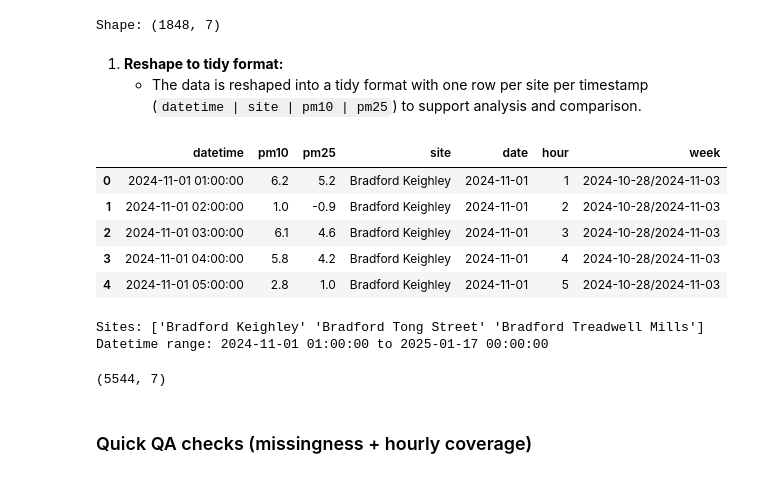
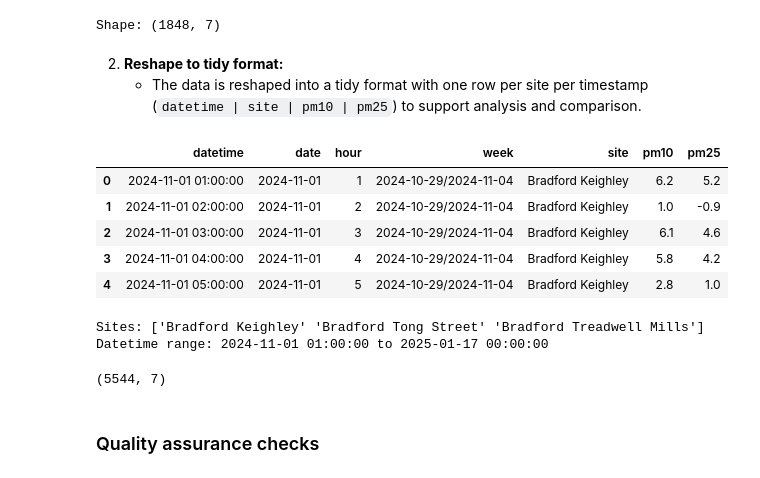
Before and after one commit to sayo2rule/bradford-air-quality-hdrc, a Jupyter notebook: notebooks/air_quality_analysis.ipynb, the cells around one changed output. Saved outputs shown, nothing was run; the diff lists cells and outputs as text; code cells hidden in the pictures.

Commit message:
added data preprocessing, quality assurance checks and analysis methods

```diff
--- a/notebooks/air_quality_analysis.ipynb
+++ b/notebooks/air_quality_analysis.ipynb
@@ -118,43 +122,47 @@ print("Shape:", raw.shape)
 | 4 | 2024-11-01 05:00:00 | 2.8 | 1.0 | 2.4 | -1.4 | NaN | NaN |
 Shape: (1848, 7)
 # %% [markdown]
-1. **Reshape to tidy format:**
+2. **Reshape to tidy format:**
     - The data is reshaped into a tidy format with one row per site per timestamp
 (`datetime | site | pm10 | pm25`) to support analysis and comparison.
 # %%
-# Reshape to long tidy format: datetime, site, pm10, pm25
+# Reshape to long tidy format: datetime | date | hour | week | site | pm10 | pm25
 site_map = {
     "Bradford Keighley": ("keighley_pm10", "keighley_pm25"),
     "Bradford Tong Street": ("tong_pm10", "tong_pm25"),
     "Bradford Treadwell Mills": ("treadwell_pm10", "treadwell_pm25"),
 }
 
 frames = []
 for site, (pm10_col, pm25_col) in site_map.items():
     tmp = raw[["datetime", pm10_col, pm25_col]].copy()
     tmp = tmp.rename(columns={pm10_col: "pm10", pm25_col: "pm25"})
     tmp["site"] = site
     frames.append(tmp)
 
 df = pd.concat(frames, ignore_index=True)
 
-# Add time features
-df["date"] = df["datetime"].dt.date
-df["hour"] = df["datetime"].dt.hour
-df["week"] = df["datetime"].dt.to_period("W").astype(str)
+# Time features derived strictly from datetime
+df = df.assign(
+    date=lambda x: x["datetime"].dt.normalize(),   # midnight of the same day
+    hour=lambda x: x["datetime"].dt.hour,
+    week=lambda x: x["datetime"].dt.to_period("W-MON")  # ISO-style week (Mon–Sun)
+)
 
+# Explicit column order
+df = df[["datetime", "date", "hour", "week", "site", "pm10", "pm25"]]
 df = df.sort_values(["site", "datetime"]).reset_index(drop=True)
 
 display(df.head())
 print("Sites:", df["site"].unique())
 print("Datetime range:", df["datetime"].min(), "to", df["datetime"].max())
 # %% [output]
-|  | datetime | pm10 | pm25 | site | date | hour | week |
-| 0 | 2024-11-01 01:00:00 | 6.2 | 5.2 | Bradford Keighley | 2024-11-01 | 1 | 2024-10-28/2024-11-03 |
-| 1 | 2024-11-01 02:00:00 | 1.0 | -0.9 | Bradford Keighley | 2024-11-01 | 2 | 2024-10-28/2024-11-03 |
-| 2 | 2024-11-01 03:00:00 | 6.1 | 4.6 | Bradford Keighley | 2024-11-01 | 3 | 2024-10-28/2024-11-03 |
-| 3 | 2024-11-01 04:00:00 | 5.8 | 4.2 | Bradford Keighley | 2024-11-01 | 4 | 2024-10-28/2024-11-03 |
-| 4 | 2024-11-01 05:00:00 | 2.8 | 1.0 | Bradford Keighley | 2024-11-01 | 5 | 2024-10-28/2024-11-03 |
+|  | datetime | date | hour | week | site | pm10 | pm25 |
+| 0 | 2024-11-01 01:00:00 | 2024-11-01 | 1 | 2024-10-29/2024-11-04 | Bradford Keighley | 6.2 | 5.2 |
+| 1 | 2024-11-01 02:00:00 | 2024-11-01 | 2 | 2024-10-29/2024-11-04 | Bradford Keighley | 1.0 | -0.9 |
+| 2 | 2024-11-01 03:00:00 | 2024-11-01 | 3 | 2024-10-29/2024-11-04 | Bradford Keighley | 6.1 | 4.6 |
+| 3 | 2024-11-01 04:00:00 | 2024-11-01 | 4 | 2024-10-29/2024-11-04 | Bradford Keighley | 5.8 | 4.2 |
+| 4 | 2024-11-01 05:00:00 | 2024-11-01 | 5 | 2024-10-29/2024-11-04 | Bradford Keighley | 2.8 | 1.0 |
 Sites: ['Bradford Keighley' 'Bradford Tong Street' 'Bradford Treadwell Mills']
 Datetime range: 2024-11-01 01:00:00 to 2025-01-17 00:00:00
 # %%
@@ -163,4 +171,4 @@ df.shape
 # %% [output]
 (5544, 7)
 # %% [markdown]
-### Quick QA checks (missingness + hourly coverage)
+### Quality assurance checks
```
Also changed, not shown: parts of 58 cells of this notebook.
